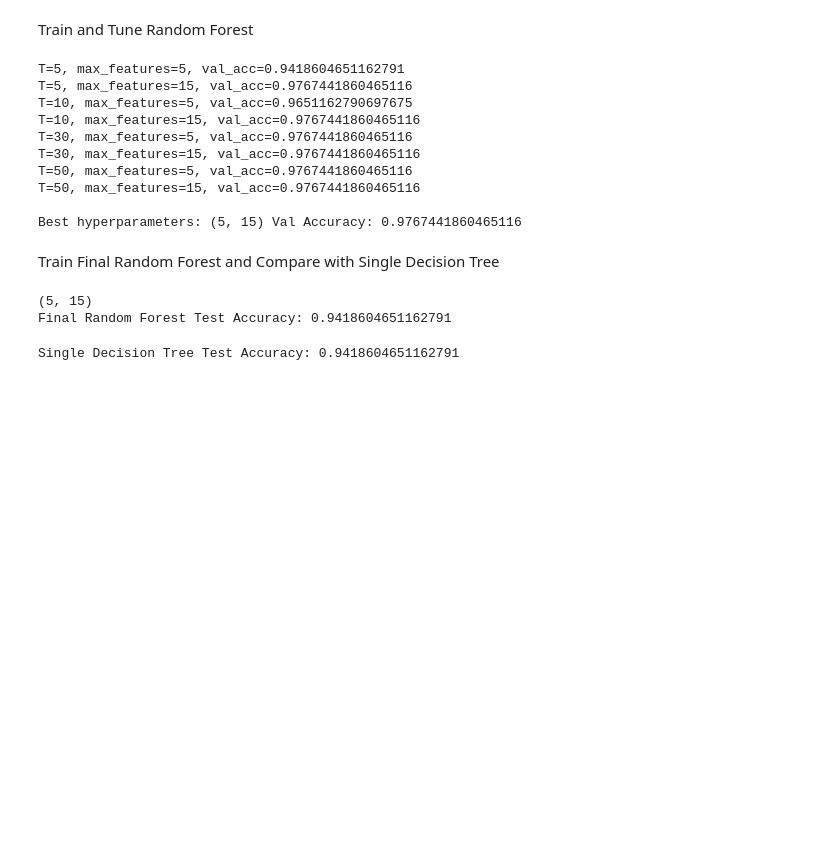
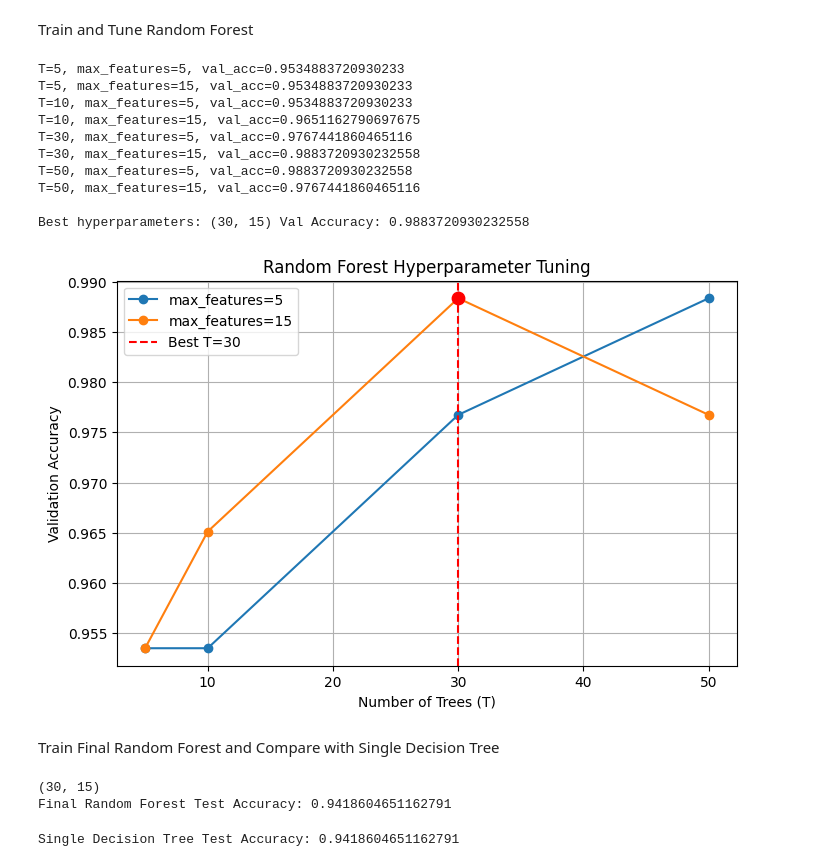
Before and after one commit to JohnAyman12/Decision-Trees-and-Probabilistic-Models, a Jupyter notebook: Decision_Tree.ipynb, the cells around one changed output. Drawn from its saved outputs; the diff is of its cells as text; code cells hidden in the pictures; blank space fills up the shorter version.

Commit message:
images for report

```diff
--- a/Decision_Tree.ipynb
+++ b/Decision_Tree.ipynb
@@ -594,6 +594,7 @@ best_max_depth = best_params[0]
 best_min_samples_split = best_params[1]
 best_acc = -1
 best_RF_params = None
+rf_results = []
 # Hyperparameter tuning loop
 for T in tree_counts:
     for mf in feature_options:
@@ -608,6 +609,8 @@ for T in tree_counts:
         rf.fit(X_train, y_train)
         val_pred = rf.predict(X_val)
         val_acc = accuracy_score(y_val, val_pred)
+        rf_results.append((T, mf, val_acc))
+
 
         print(f"T={T}, max_features={mf}, val_acc={val_acc}")
 
@@ -617,16 +620,37 @@ for T in tree_counts:
 
 print("\nBest hyperparameters:", best_RF_params, "Val Accuracy:", best_acc)
 # %% [output]
-T=5, max_features=5, val_acc=0.9418604651162791
-T=5, max_features=15, val_acc=0.9767441860465116
-T=10, max_features=5, val_acc=0.9651162790697675
-T=10, max_features=15, val_acc=0.9767441860465116
+T=5, max_features=5, val_acc=0.9534883720930233
+T=5, max_features=15, val_acc=0.9534883720930233
+T=10, max_features=5, val_acc=0.9534883720930233
+T=10, max_features=15, val_acc=0.9651162790697675
 T=30, max_features=5, val_acc=0.9767441860465116
-T=30, max_features=15, val_acc=0.9767441860465116
-T=50, max_features=5, val_acc=0.9767441860465116
+T=30, max_features=15, val_acc=0.9883720930232558
+T=50, max_features=5, val_acc=0.9883720930232558
 T=50, max_features=15, val_acc=0.9767441860465116
 
-Best hyperparameters: (5, 15) Val Accuracy: 0.9767441860465116
+Best hyperparameters: (30, 15) Val Accuracy: 0.9883720930232558
+# %%
+# Convert results to DataFrame
+rf_df = pd.DataFrame(rf_results, columns=['n_trees', 'max_features', 'val_acc'])
+
+# Plot validation accuracy vs number of trees
+plt.figure(figsize=(8,5))
+for mf in feature_options:
+    subset = rf_df[rf_df['max_features'] == mf]
+    plt.plot(subset['n_trees'], subset['val_acc'], marker='o', label=f'max_features={mf}')
+
+plt.axvline(x=best_RF_params[0], color='red', linestyle='--', label=f'Best T={best_RF_params[0]}')
+plt.scatter(best_RF_params[0], best_acc, color='red', s=80, zorder=5)  # Highlight best point
+
+plt.xlabel("Number of Trees (T)")
+plt.ylabel("Validation Accuracy")
+plt.title("Random Forest Hyperparameter Tuning")
+plt.grid(True)
+plt.legend()
+plt.show()
+# %% [output]
+[figure, added]
 # %% [markdown]
 Train Final Random Forest and Compare with Single Decision Tree
 # %%
@@ -648,7 +672,7 @@ test_acc_rf = accuracy_score(y_test, test_pred_rf)
 
 print("Final Random Forest Test Accuracy:", test_acc_rf)
 # %% [output]
-(5, 15)
+(30, 15)
 Final Random Forest Test Accuracy: 0.9418604651162791
 # %%
 # Train single Decision Tree with best hyperparameters for comparison
```
Also changed, not shown: 17 other files.
